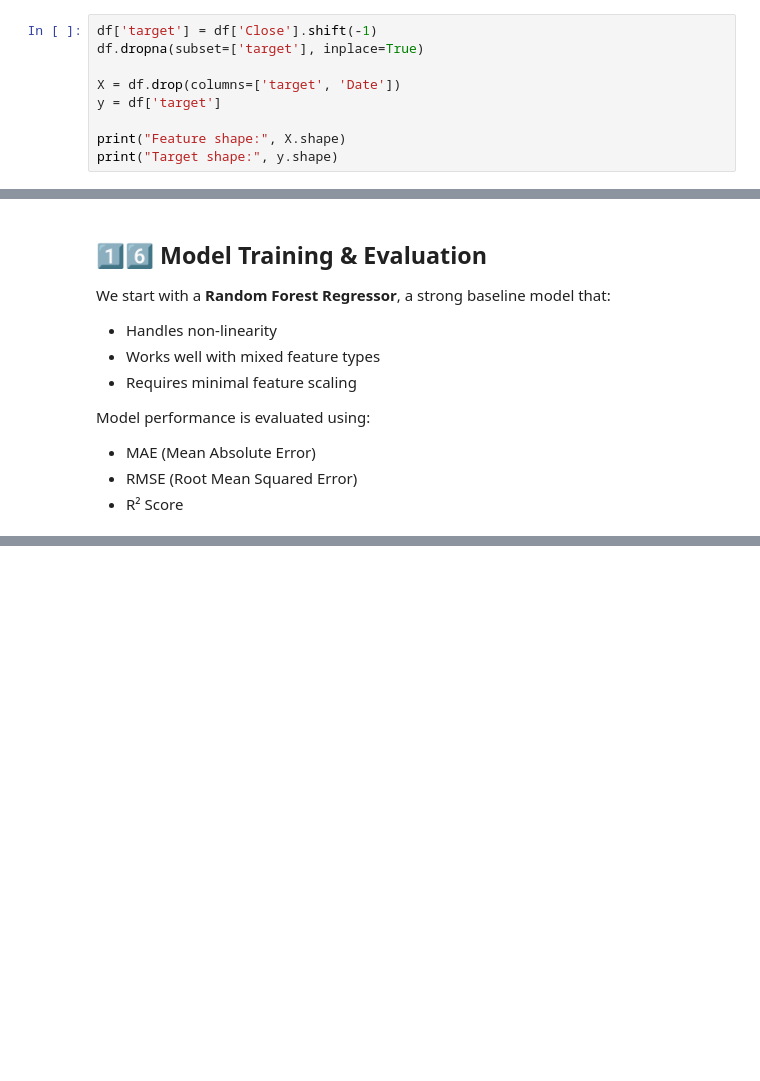
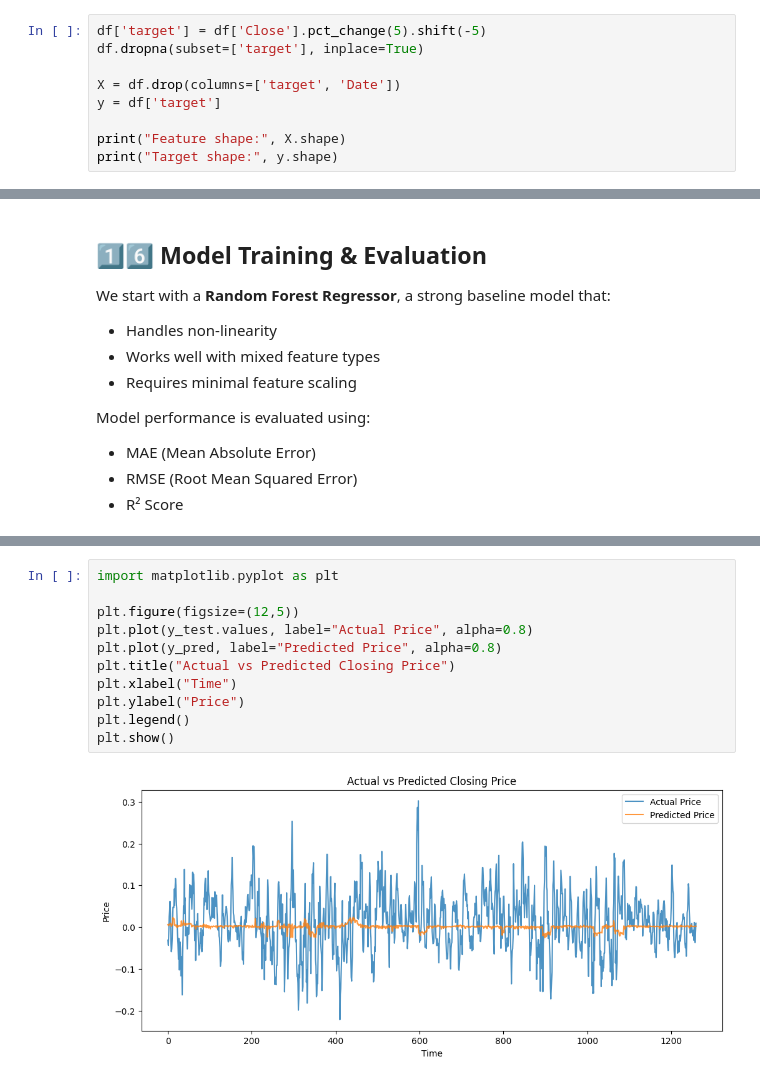
Before and after one commit to hetanshipatel/real-time-stock-price-prediction, a Jupyter notebook: notebooks/01_stock_price_prediction_pipeline.ipynb, the cells around one changed output, grey strips where cells are left out. Saved outputs shown, nothing was run; the diff lists cells and outputs as text; blank space fills up the shorter version.

Commit message:
Add actual vs predicted visualization for model evaluation

```diff
--- a/notebooks/01_stock_price_prediction_pipeline.ipynb
+++ b/notebooks/01_stock_price_prediction_pipeline.ipynb
@@ -275,7 +275,7 @@ In this step, we separate:
 
 We also ensure that no data leakage occurs.
 # %%
-df['target'] = df['Close'].shift(-1)
+df['target'] = df['Close'].pct_change(5).shift(-5)
 df.dropna(subset=['target'], inplace=True)
 
 X = df.drop(columns=['target', 'Date'])
@@ -355,0 +369,13 @@ R² Score: 0.594
+# %%
+import matplotlib.pyplot as plt
+
+plt.figure(figsize=(12,5))
+plt.plot(y_test.values, label="Actual Price", alpha=0.8)
+plt.plot(y_pred, label="Predicted Price", alpha=0.8)
+plt.title("Actual vs Predicted Closing Price")
+plt.xlabel("Time")
+plt.ylabel("Price")
+plt.legend()
+plt.show()
+# %% [output]
+[figure, added]
```
Also changed, not shown: parts of 11 cells of this notebook.
